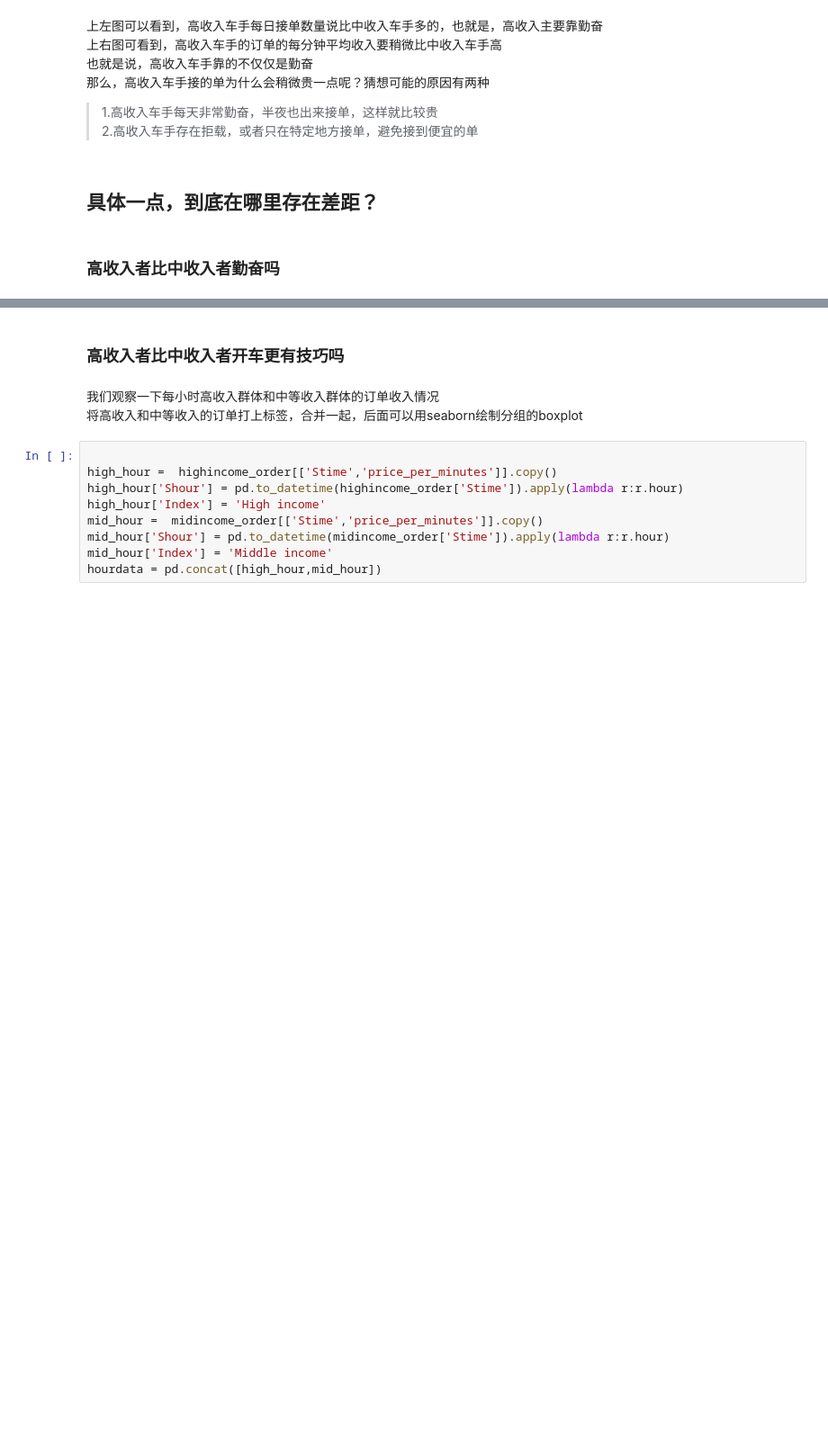
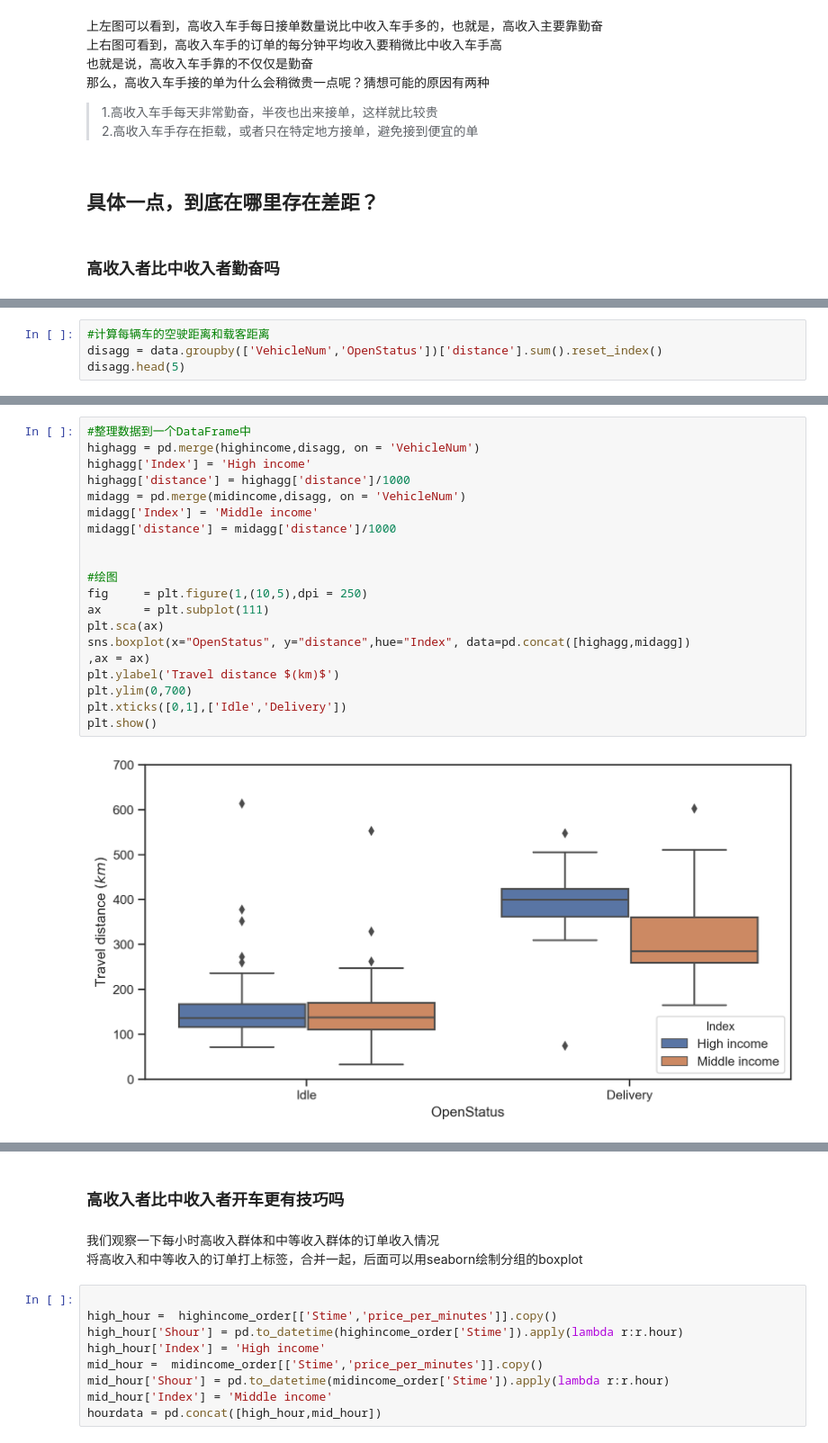
Before and after one commit to ni1o1/pygeo-tutorial, a Jupyter notebook: 8-project.ipynb, the cells around one changed output, grey strips where cells are left out. Shown at 90% size. Cells and saved outputs as stored; diff of their text form; blank space fills up the shorter version.

```diff
--- a/8-project.ipynb
+++ b/8-project.ipynb
@@ -649,0 +682,4 @@ high.mean()/mid.mean()
+# %%
+#计算每辆车的空驶距离和载客距离
+disagg = data.groupby(['VehicleNum','OpenStatus'])['distance'].sum().reset_index()
+disagg.head(5)
@@ -649,0 +693,22 @@ high.mean()/mid.mean()
+# %%
+#整理数据到一个DataFrame中
+highagg = pd.merge(highincome,disagg, on = 'VehicleNum')
+highagg['Index'] = 'High income'
+highagg['distance'] = highagg['distance']/1000
+midagg = pd.merge(midincome,disagg, on = 'VehicleNum')
+midagg['Index'] = 'Middle income'
+midagg['distance'] = midagg['distance']/1000
+
+
+#绘图
+fig     = plt.figure(1,(10,5),dpi = 250)
+ax      = plt.subplot(111)
+plt.sca(ax)
+sns.boxplot(x="OpenStatus", y="distance",hue="Index", data=pd.concat([highagg,midagg])
+,ax = ax)
+plt.ylabel('Travel distance $(km)$')
+plt.ylim(0,700)
+plt.xticks([0,1],['Idle','Delivery'])
+plt.show()
+# %% [output]
+[figure, added]
```
Also changed, not shown: parts of 11 cells of this notebook.
